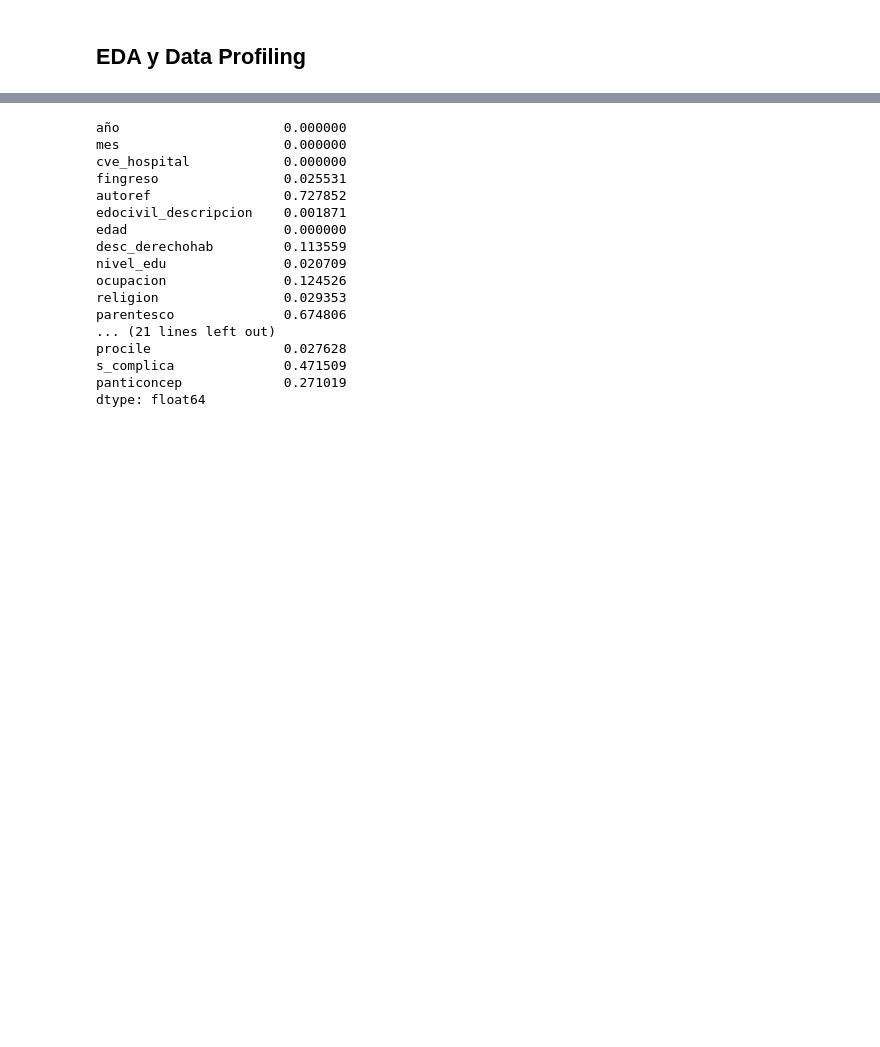
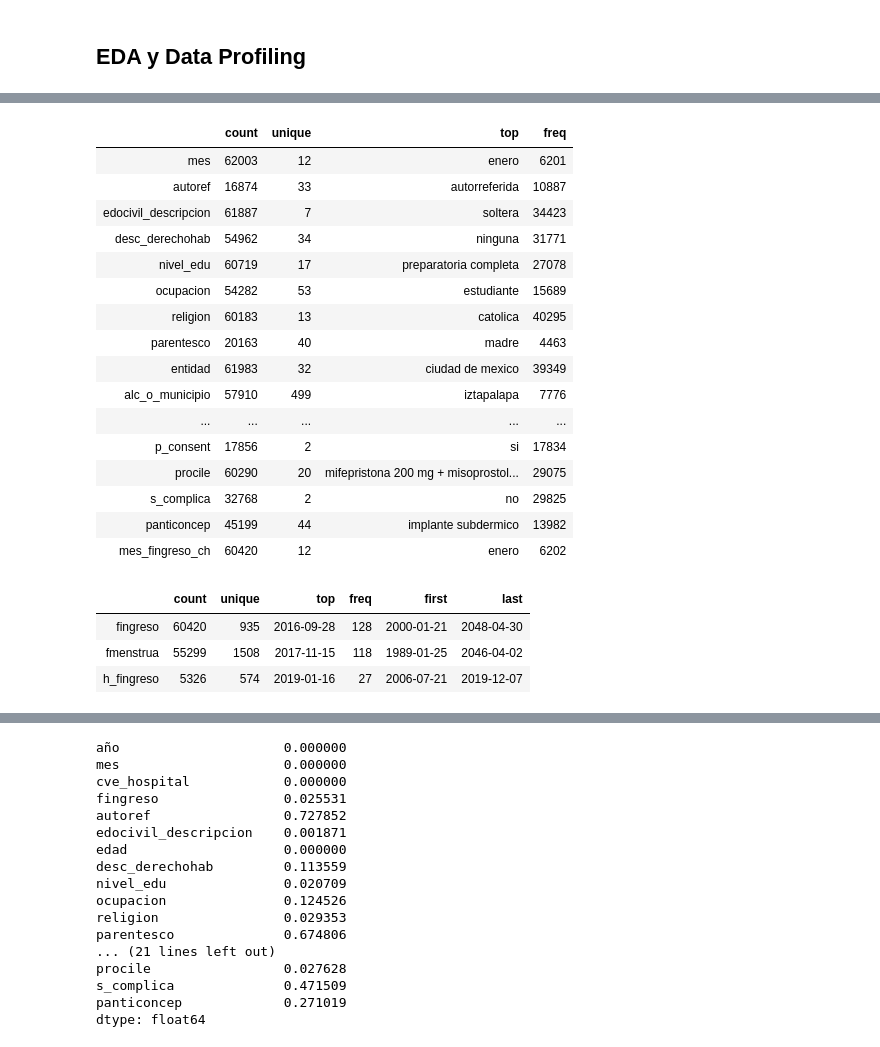
Before and after one commit to erodriguezul/ICD_Proyecto1, a Jupyter notebook: MasterEDA.ipynb, the cells around one changed output, grey strips where cells are left out. Saved outputs shown, nothing was run; the diff lists cells and outputs as text; code cells hidden in the pictures; blank space fills up the shorter version.

```diff
--- a/MasterEDA.ipynb
+++ b/MasterEDA.ipynb
@@ -478,0 +341,27 @@ datos_eda.describe().transpose()
+# %%
+datos_eda.describe(include=['object']).transpose()
+# %% [output]
+|  | count | unique | top | freq |
+| mes | 62003 | 12 | enero | 6201 |
+| autoref | 16874 | 33 | autorreferida | 10887 |
+| edocivil_descripcion | 61887 | 7 | soltera | 34423 |
+| desc_derechohab | 54962 | 34 | ninguna | 31771 |
+| nivel_edu | 60719 | 17 | preparatoria completa | 27078 |
+| ocupacion | 54282 | 53 | estudiante | 15689 |
+| religion | 60183 | 13 | catolica | 40295 |
+| parentesco | 20163 | 40 | madre | 4463 |
+| entidad | 61983 | 32 | ciudad de mexico | 39349 |
+| alc_o_municipio | 57910 | 499 | iztapalapa | 7776 |
+| ... | ... | ... | ... | ... |
+| p_consent | 17856 | 2 | si | 17834 |
+| procile | 60290 | 20 | mifepristona 200 mg + misoprostol... | 29075 |
+| s_complica | 32768 | 2 | no | 29825 |
+| panticoncep | 45199 | 44 | implante subdermico | 13982 |
+| mes_fingreso_ch | 60420 | 12 | enero | 6202 |
+# %%
+datos_eda.describe(include=['datetime64[ns]']).transpose()
+# %% [output]
+|  | count | unique | top | freq | first | last |
+| fingreso | 60420 | 935 | 2016-09-28 | 128 | 2000-01-21 | 2048-04-30 |
+| fmenstrua | 55299 | 1508 | 2017-11-15 | 118 | 1989-01-25 | 2046-04-02 |
+| h_fingreso | 5326 | 574 | 2019-01-16 | 27 | 2006-07-21 | 2019-12-07 |
```
Also changed, not shown: parts of 96 cells of this notebook.
